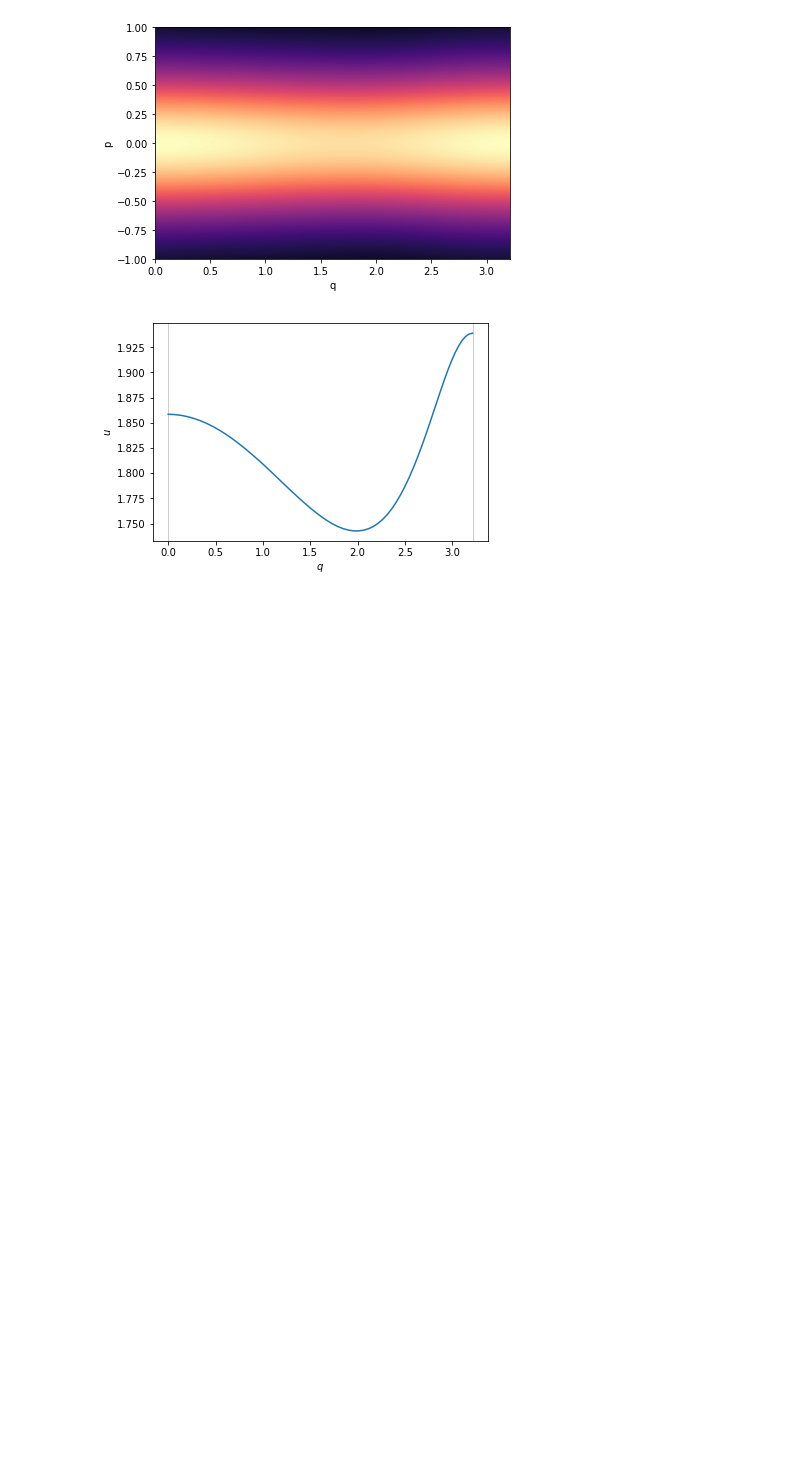
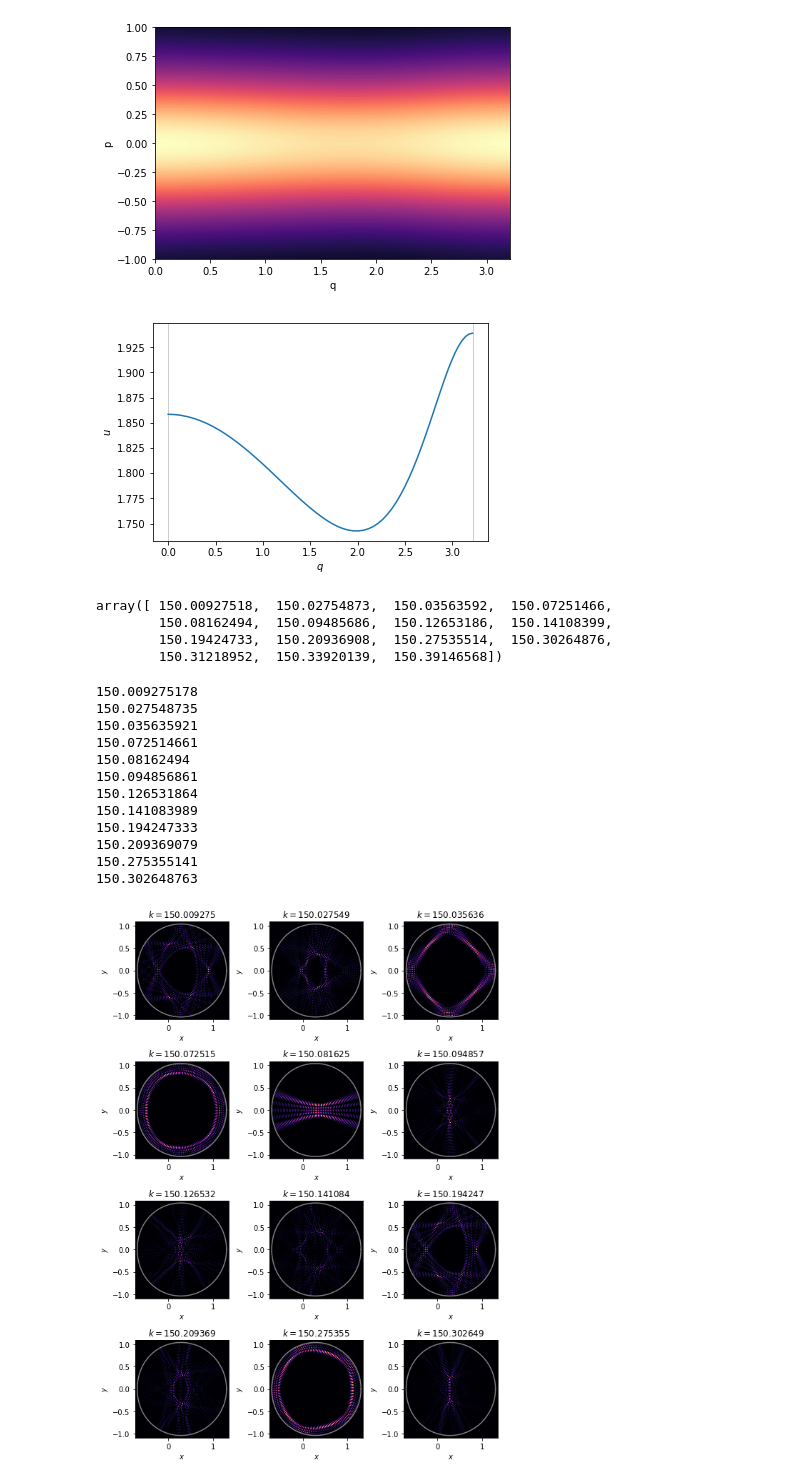
Before and after one commit to benokit/quantum-billiards, a Jupyter notebook: Quantum billiard test Robnik.ipynb, the cells around one changed output. Cells and saved outputs as stored; diff of their text form; code cells hidden in the pictures; blank space fills up the shorter version.

```diff
--- a/Quantum billiard test Robnik.ipynb
+++ b/Quantum billiard test Robnik.ipynb
@@ -85,3 +85,21 @@ RobnikBilliard.plot_Husimi_function( VSresult[0], sym)
 RobnikBilliard.plot_boundary_function(PWDresult.x, sym, delta = 5, plot_curve_bounds = True)
 # %% [output]
 [figure]
+# %%
+def computeSpectrum(self, sym, k0, dk, n):
+    VSMIN = 100
+    N = max(3 * m.ceil((k0+n*dk)/ 4), VSMIN)
+    spek_fun = lambda x : self.scaling_eigenvalues(N, x, dk, sym)
+    return  su.computeSpectrum(k0, dk, n, spek_fun)
+# %%
+sym = 0
+k0 = 150
+dk = 0.1
+n = 20
+spectrum = computeSpectrum(RobnikBilliard, sym, k0, dk, n)
+spectrum
+# %% [output]
+array([ 150.00927518,  150.02754873,  150.03563592,  150.07251466,
+        150.08162494,  150.09485686,  150.12653186,  150.14108399,
+        150.19424733,  150.20936908,  150.27535514,  150.30264876,
+        150.31218952,  150.33920139,  150.39146568])
@@ -87,0 +108,24 @@ RobnikBilliard.plot_boundary_function(PWDresult.x, sym, delta = 5, plot_curve_bo
+# %%
+fig = plt.figure(figsize = (8,11))
+j = 1
+for k in spectrum[:12]:
+    subplot(4,3,j,adjustable='box')
+    print(k)
+    j = j+1
+    RobnikBilliard.plot_probability(k, sym, plot_full=True, plot_axis=True)
+    plt.title(r"$k = %f$" %k)
+plt.tight_layout()
+# %% [output]
+150.009275178
+150.027548735
+150.035635921
+150.072514661
+150.08162494
+150.094856861
+150.126531864
+150.141083989
+150.194247333
+150.209369079
+150.275355141
+150.302648763
+[figure, added]
```
Also changed, not shown: parts of 4 cells of this notebook, 5 other files.
